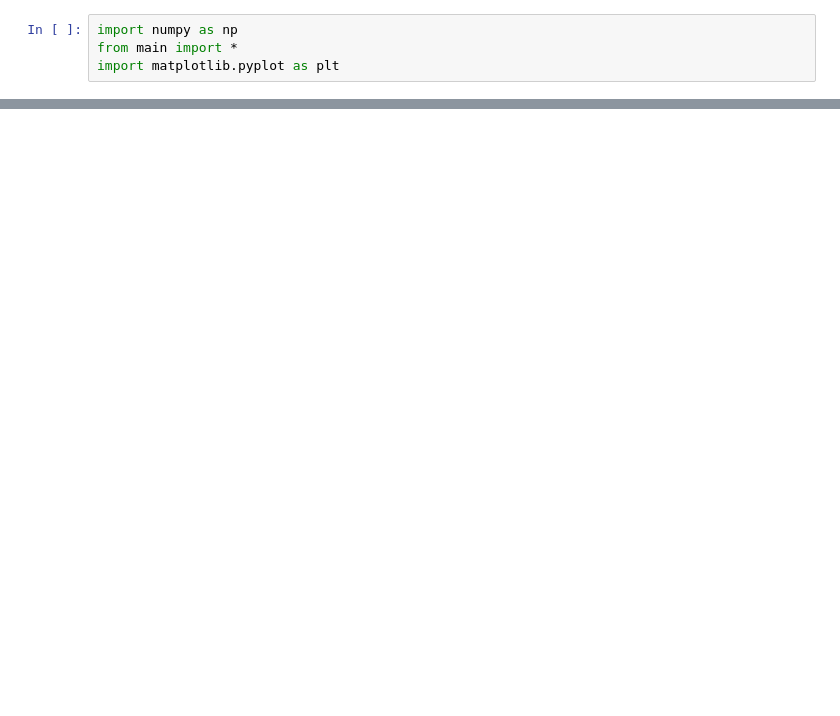
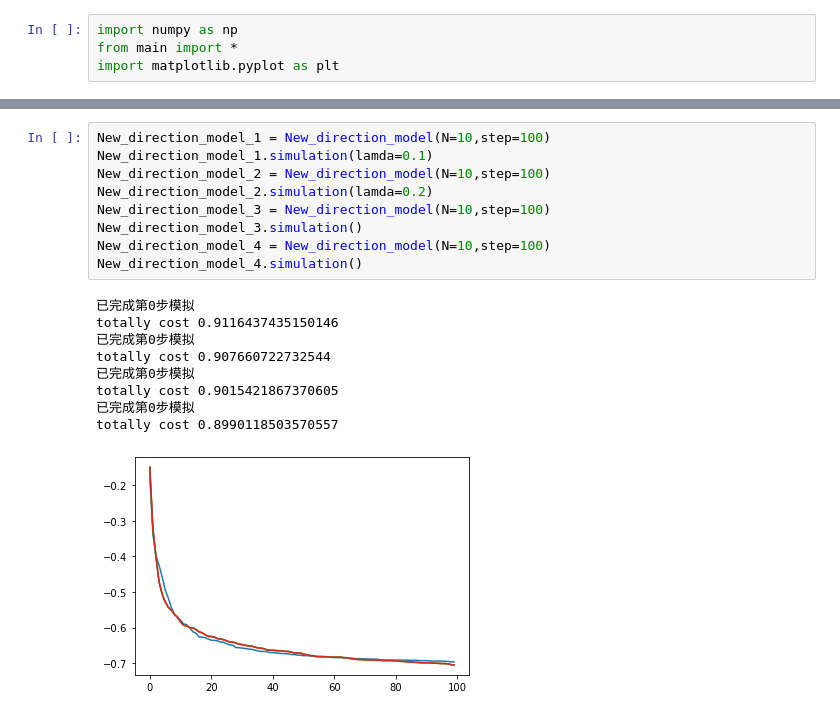
Before and after one commit to Yibo-Zhang/ising_model, a Jupyter notebook: python/heisenberg/Untitled.ipynb, the cells around one changed output, grey strips where cells are left out. Drawn from its saved outputs; the diff is of its cells as text; blank space fills up the shorter version.

```diff
--- a/python/heisenberg/Untitled.ipynb
+++ b/python/heisenberg/Untitled.ipynb
@@ -64,0 +67,19 @@ totally cost 17.886137008666992
+# %%
+New_direction_model_1 = New_direction_model(N=10,step=100)
+New_direction_model_1.simulation(lamda=0.1)
+New_direction_model_2 = New_direction_model(N=10,step=100)
+New_direction_model_2.simulation(lamda=0.2)
+New_direction_model_3 = New_direction_model(N=10,step=100)
+New_direction_model_3.simulation()
+New_direction_model_4 = New_direction_model(N=10,step=100)
+New_direction_model_4.simulation()
+# %% [output]
+已完成第0步模拟
+totally cost 0.9116437435150146
+已完成第0步模拟
+totally cost 0.907660722732544
+已完成第0步模拟
+totally cost 0.9015421867370605
+已完成第0步模拟
+totally cost 0.8990118503570557
+[figure, added]
```
Also changed, not shown: parts of 7 cells of this notebook, 2 other files.
